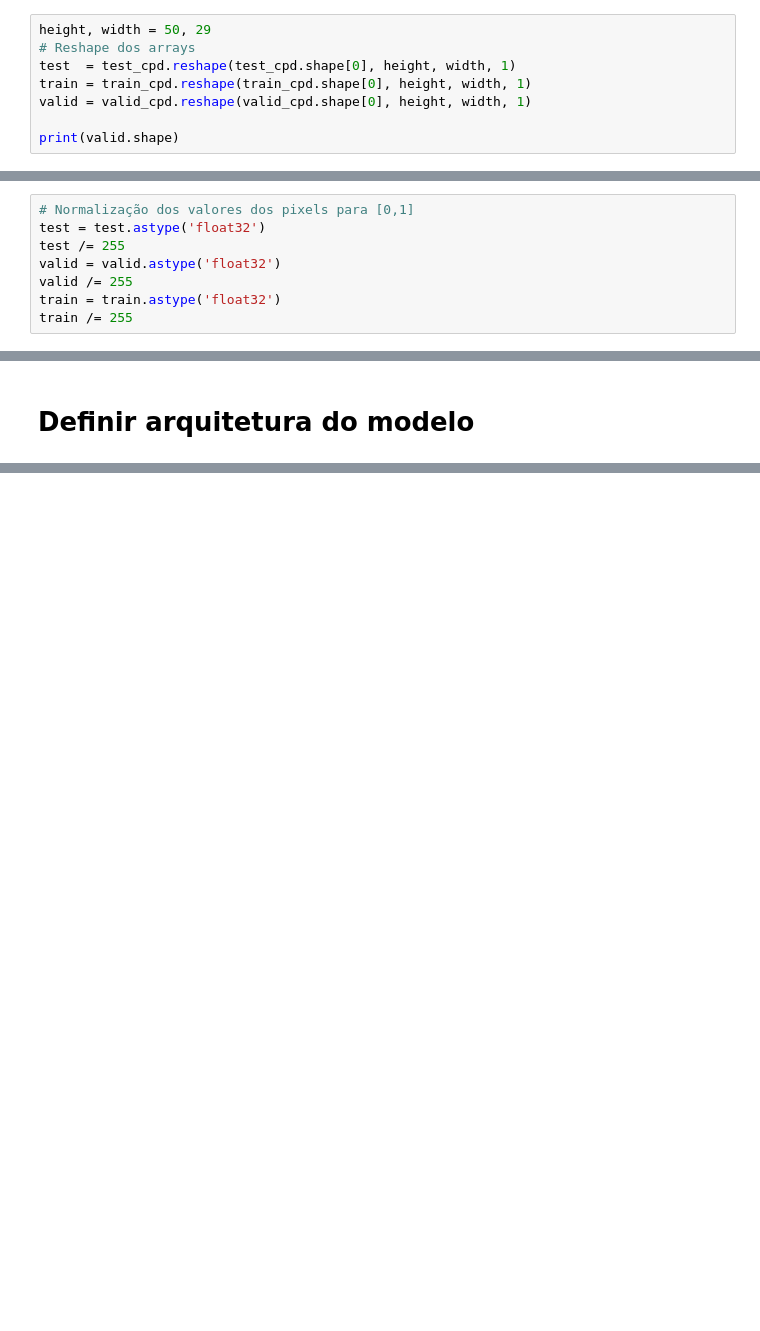
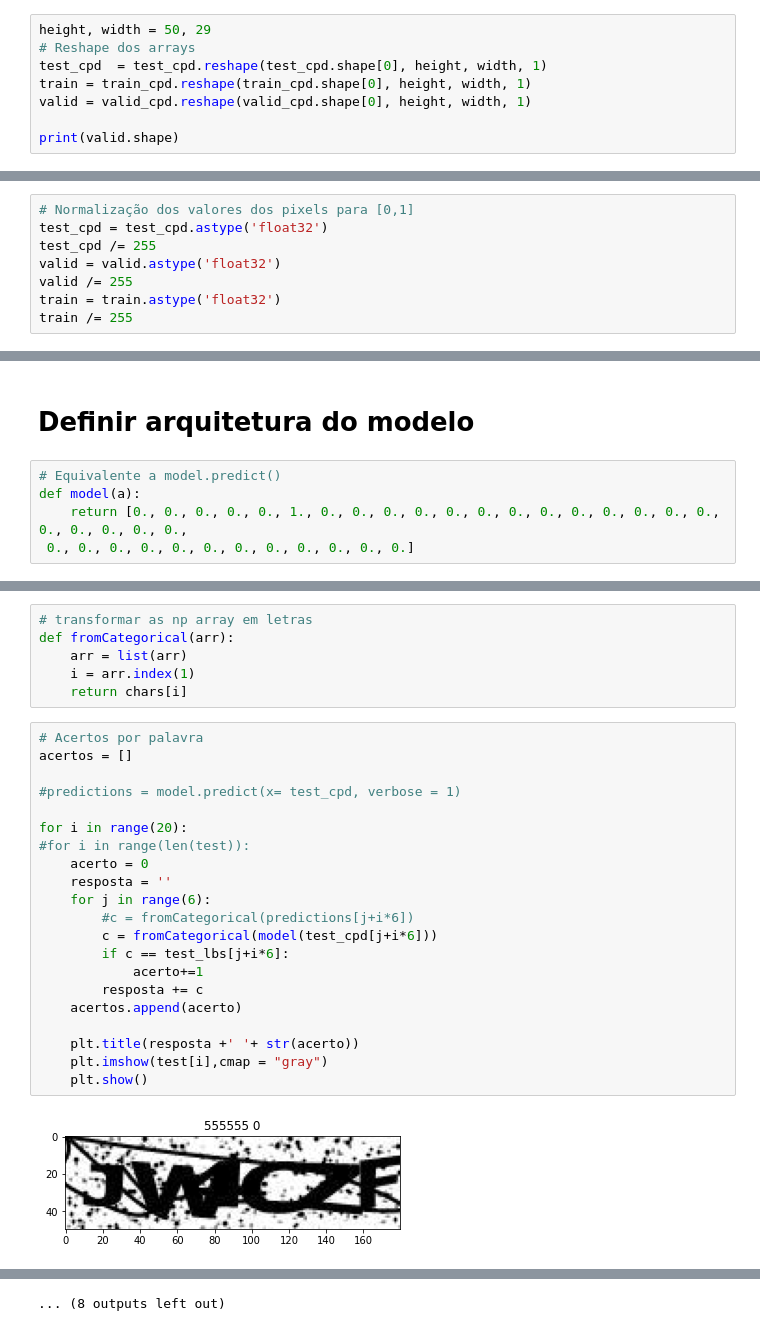
Before and after one commit to RenanBomtempo/captcha, a Jupyter notebook: main.ipynb, the cells around one changed output, grey strips where cells are left out. Drawn from its saved outputs; the diff is of its cells as text; blank space fills up the shorter version.

Commit message:
Estatística
Implementação da parte onde o modelo infere sobre os casos testes, e a geração de resultados estatísticos

```diff
--- a/main.ipynb
+++ b/main.ipynb
@@ -94,7 +94,7 @@ valid_lbs = cropLabels(valid_lbs)
 # %%
 height, width = 50, 29
 # Reshape dos arrays
-test  = test_cpd.reshape(test_cpd.shape[0], height, width, 1)
+test_cpd  = test_cpd.reshape(test_cpd.shape[0], height, width, 1)
 train = train_cpd.reshape(train_cpd.shape[0], height, width, 1)
 valid = valid_cpd.reshape(valid_cpd.shape[0], height, width, 1)
 
@@ -103,8 +103,8 @@ print(valid.shape)
 (6000, 50, 29, 1)
 # %%
 # Normalização dos valores dos pixels para [0,1]
-test = test.astype('float32')
-test /= 255
+test_cpd = test_cpd.astype('float32')
+test_cpd /= 255
 valid = valid.astype('float32')
 valid /= 255
 train = train.astype('float32')
@@ -135,3 +136,8 @@ Network output:  [0. 0. 0. 0. 0. 0. 0. 0. 0. 0. 0. 0. 0. 0. 0. 0. 0. 0. 0. 1. 0.
  0. 0. 0. 0. 0. 0. 0. 0. 0. 0. 0. 0.]
 # %% [markdown]
 # Definir arquitetura do modelo
+# %%
+# Equivalente a model.predict()
+def model(a):
+    return [0., 0., 0., 0., 0., 1., 0., 0., 0., 0., 0., 0., 0., 0., 0., 0., 0., 0., 0., 0., 0., 0., 0., 0.,
+ 0., 0., 0., 0., 0., 0., 0., 0., 0., 0., 0., 0.]
@@ -137,0 +148,29 @@ Network output:  [0. 0. 0. 0. 0. 0. 0. 0. 0. 0. 0. 0. 0. 0. 0. 0. 0. 0. 0. 1. 0.
+# %%
+# transformar as np array em letras
+def fromCategorical(arr):
+    arr = list(arr)
+    i = arr.index(1)
+    return chars[i]
+# %%
+# Acertos por palavra
+acertos = []
+
+#predictions = model.predict(x= test_cpd, verbose = 1)
+
+for i in range(20):
+#for i in range(len(test)):
+    acerto = 0
+    resposta = ''
+    for j in range(6):
+        #c = fromCategorical(predictions[j+i*6])
+        c = fromCategorical(model(test_cpd[j+i*6]))
+        if c == test_lbs[j+i*6]:
+            acerto+=1
+        resposta += c
+    acertos.append(acerto)
+
+    plt.title(resposta +' '+ str(acerto))
+    plt.imshow(test[i],cmap = "gray")
+    plt.show()
+# %% [output]
+[figure, added]
@@ -137,0 +188 @@ Network output:  [0. 0. 0. 0. 0. 0. 0. 0. 0. 0. 0. 0. 0. 0. 0. 0. 0. 0. 0. 1. 0.
+... (8 outputs left out)
```
Also changed, not shown: parts of 9 cells of this notebook.
